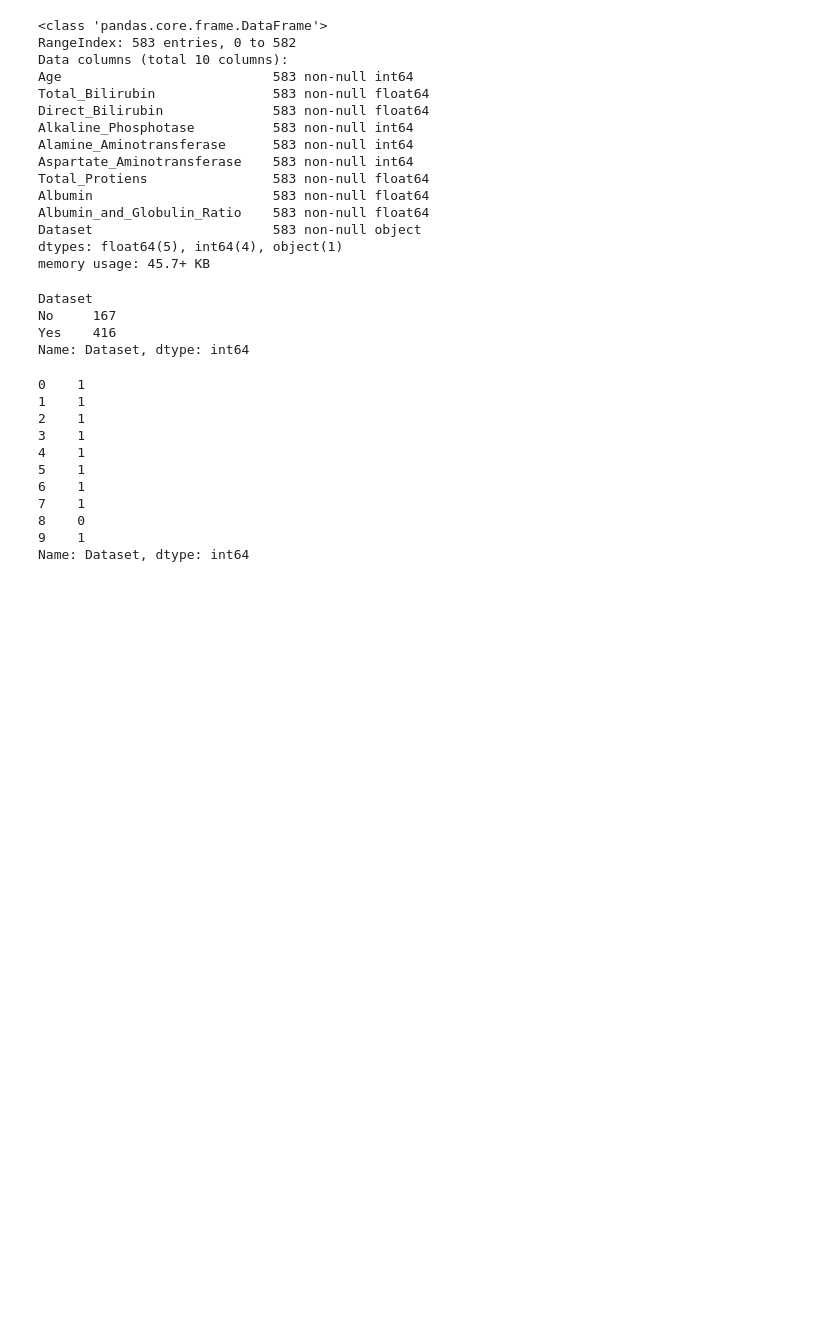
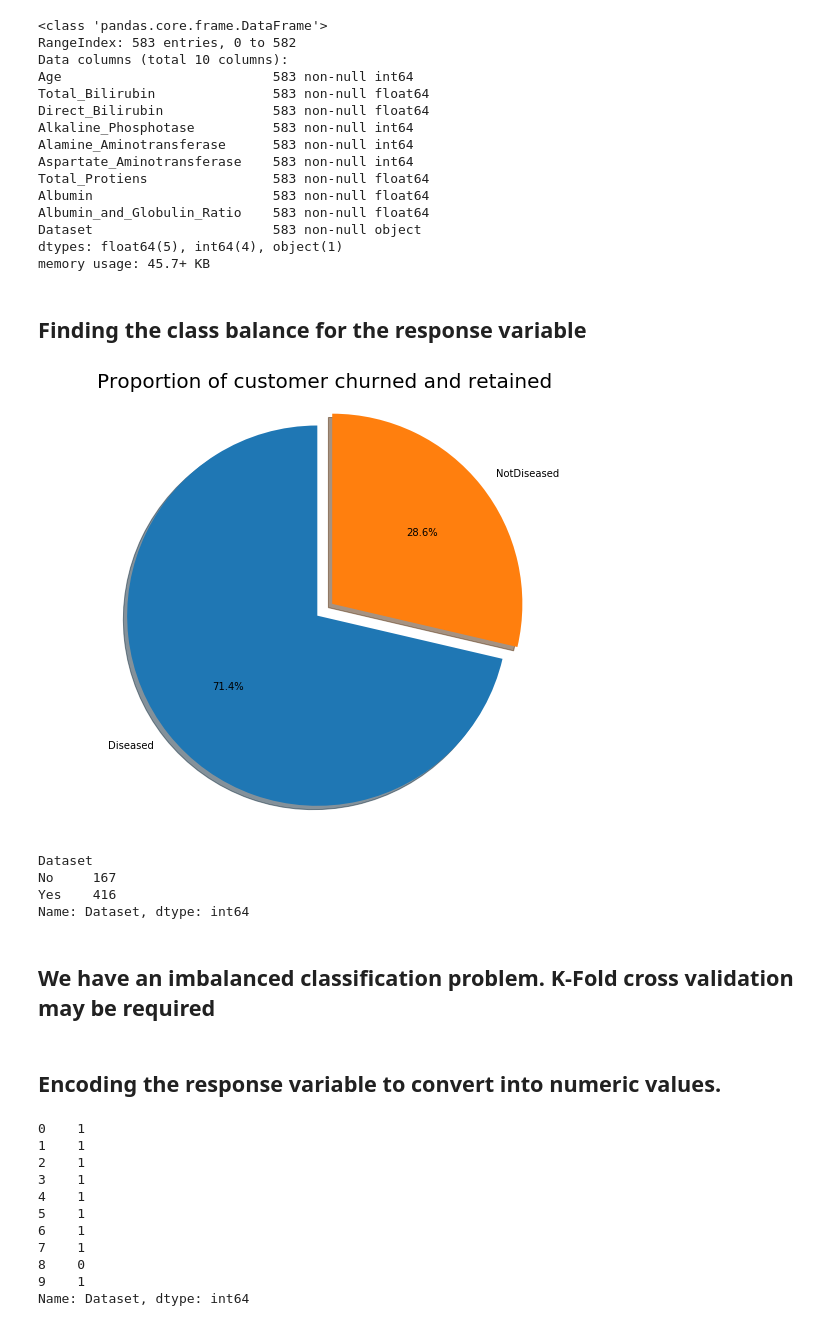
Before and after one commit to sandeepjakkaraju/bits-sem2-ml, a Jupyter notebook: ML-Assignment2.ipynb, the cells around one changed output. Drawn from its saved outputs; the diff is of its cells as text; code cells hidden in the pictures; blank space fills up the shorter version.

```diff
--- a/ML-Assignment2.ipynb
+++ b/ML-Assignment2.ipynb
@@ -151,6 +188,20 @@ Albumin_and_Globulin_Ratio    583 non-null float64
 Dataset                       583 non-null object
 dtypes: float64(5), int64(4), object(1)
 memory usage: 45.7+ KB
+# %% [markdown]
+## Finding the class balance for the response variable
+# %%
+labels = 'Diseased', 'NotDiseased'
+sizes = [df.Dataset[df['Dataset']=='Yes'].count(), df.Dataset[df['Dataset']=='No'].count()]
+explode = (0, 0.1)
+fig1, ax1 = plt.subplots(figsize=(10, 8))
+ax1.pie(sizes, explode=explode, labels=labels, autopct='%1.1f%%',
+        shadow=True, startangle=90)
+ax1.axis('equal')
+plt.title("Proportion of customer churned and retained", size = 20)
+plt.show()
+# %% [output]
+[figure, added]
 # %%
 # printing class balance
 
@@ -160,6 +211,10 @@ Dataset
 No     167
 Yes    416
 Name: Dataset, dtype: int64
+# %% [markdown]
+## We have an imbalanced classification problem. K-Fold cross validation may be required
+# %% [markdown]
+## Encoding the response variable to convert into numeric values.
 # %%
 ### LABEL encoding the categorical columns
 
```
Also changed, not shown: parts of 33 cells of this notebook.
